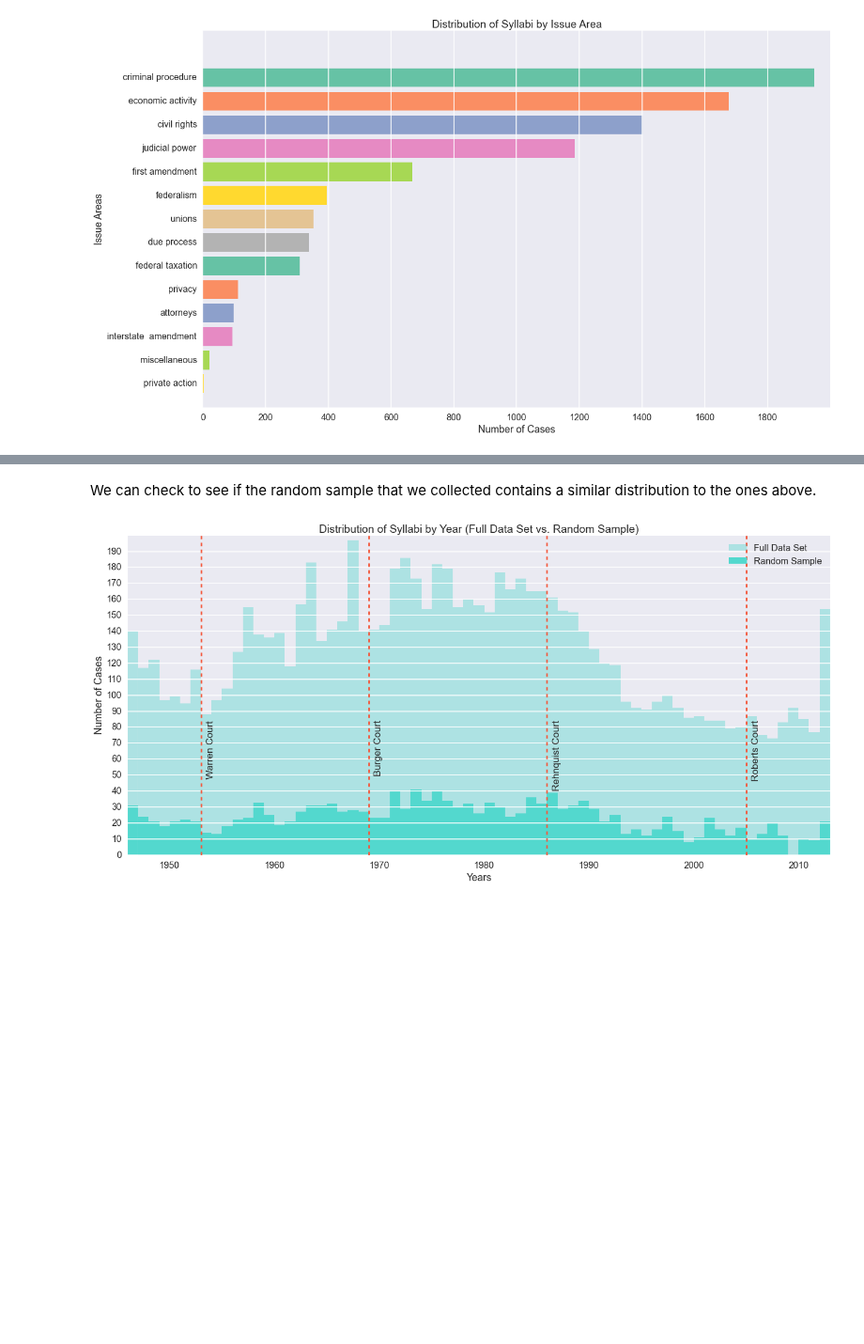
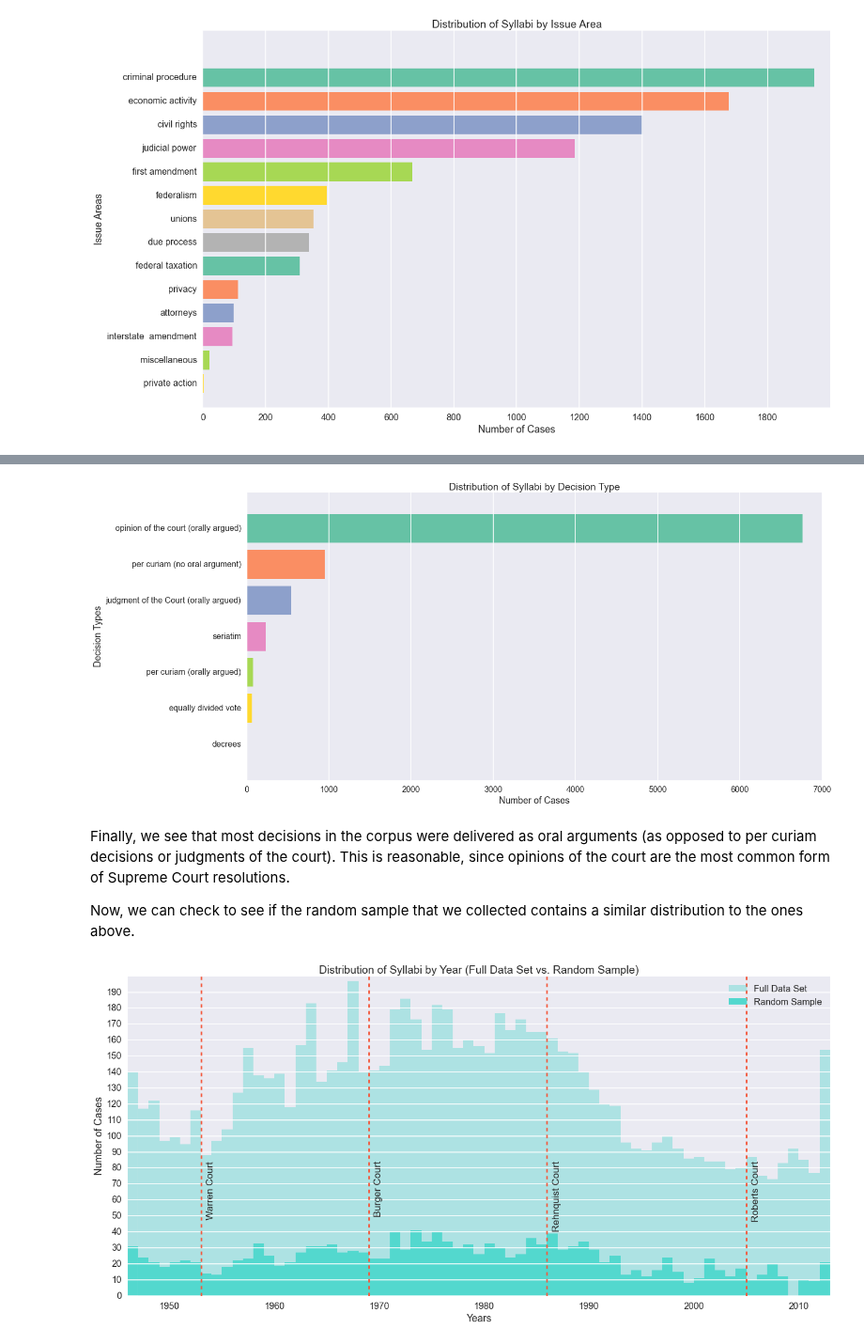
Before and after one commit to yunhanxu/cs109-project, a Jupyter notebook: data_merging.ipynb, the cells around one changed output, grey strips where cells are left out. Shown at 94% size. Cells and saved outputs as stored; diff of their text form; code cells hidden in the pictures; blank space fills up the shorter version.

```diff
--- a/data_merging.ipynb
+++ b/data_merging.ipynb
@@ -300,8 +304,40 @@ decision_areas = ["conservative","liberal","neutral"]
 
 for decision, num in zip(decision_areas,range(1,4)):
     scdb_df[decision] = scdb_df.decisionDirection.apply(lambda x: 1 if x == num else 0)
+# %%
+# turn decision type into dummy column
+for num in range(1,9):
+    scdb_df["dec_" + str(num)] = scdb_df.decisionType.apply(lambda x: 1 if x == num else 0)
+# %%
+# plot distribution of all cases by issue type
+types = ["opinion of the court (orally argued)", "per curiam (no oral argument)", "decrees", "equally divided vote",\
+         "per curiam (orally argued)", "judgment of the Court (orally argued)", "seriatim"]
+type_dict = {}
+for dtype,label in zip(range(1,9),types):
+    type_dict[label] = sum(scdb_df["dec_" + str(dtype)])
+
+sorted_type_dict = collections.OrderedDict()
+sorted_type_vals = sorted(type_dict.values(),reverse=True)
+sorted_type_keys = sorted(type_dict, key=type_dict.get,reverse=True)
+for key, val in zip(sorted_type_keys,sorted_type_vals):
+    sorted_type_dict[key] = val
+
+plt.figure(figsize=(20,10))
+plt.grid(zorder=3)
+plt.barh(range(len(sorted_type_dict)),sorted_type_dict.values(),align='center',color=sns.color_palette("Set2", 14),linewidth=0,zorder=0)
+plt.gca().yaxis.grid(False)
+plt.gca().invert_yaxis()
+plt.yticks(range(len(sorted_type_dict)),sorted_type_dict.keys())
+plt.title("Distribution of Syllabi by Decision Type")
+plt.xlabel("Number of Cases")
+plt.ylabel("Decision Types")
+plt.show()
+# %% [output]
+[figure, added]
 # %% [markdown]
-We can check to see if the random sample that we collected contains a similar distribution to the ones above.
+Finally, we see that most decisions in the corpus were delivered as oral arguments (as opposed to per curiam decisions or judgments of the court). This is reasonable, since opinions of the court are the most common form of Supreme Court resolutions.<br>
+
+Now, we can check to see if the random sample that we collected contains a similar distribution to the ones above.
 # %%
 # plot distribution of all cases by year
 plt.figure(figsize=(22,10))
```
Also changed, not shown: parts of 9 cells of this notebook.
